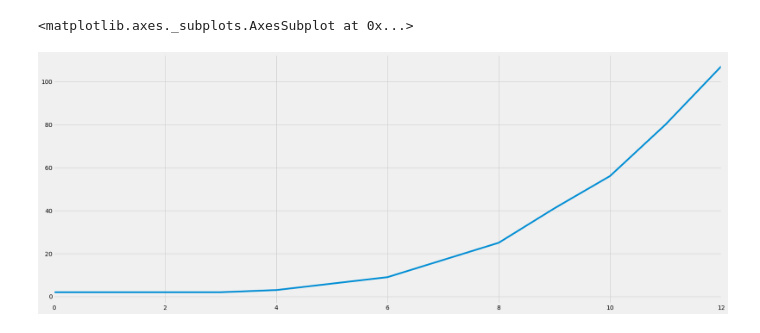
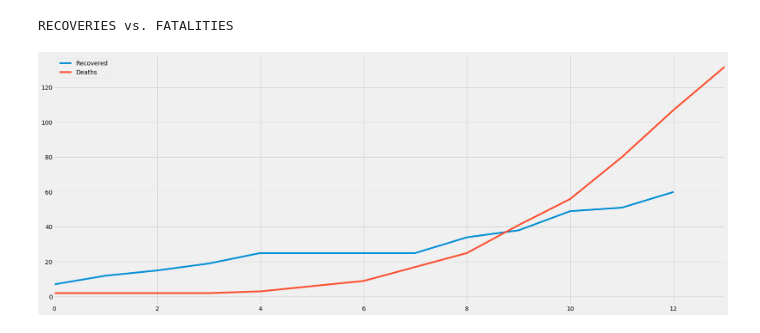
Before and after one commit to smtexas99/ncov19, a Jupyter notebook: ncov2019.ipynb, the cells around one changed output. Cells and saved outputs as stored; diff of their text form; code cells hidden in the pictures.

```diff
--- a/ncov2019.ipynb
+++ b/ncov2019.ipynb
@@ -76,9 +72,14 @@ df_r.plot()
-# %%
-df_d = df[:13]['Deaths']
-df_d.plot()
-# %% [output]
-<matplotlib.axes._subplots.AxesSubplot at 0x...>
-[figure, removed]
+# %%
+df_d = df['Deaths']
+df_r = df['Recovered']
+print('RECOVERIES vs. FATALITIES')
+df_r.plot()
+df_d.plot()
+plt.legend()
+plt.show()
+# %% [output]
+RECOVERIES vs. FATALITIES
+[figure, added]
 # %%
 def exponential_fit(x, a, b, c):
     return a*np.exp(b*x) + c
```
Also changed, not shown: parts of 26 cells of this notebook.
